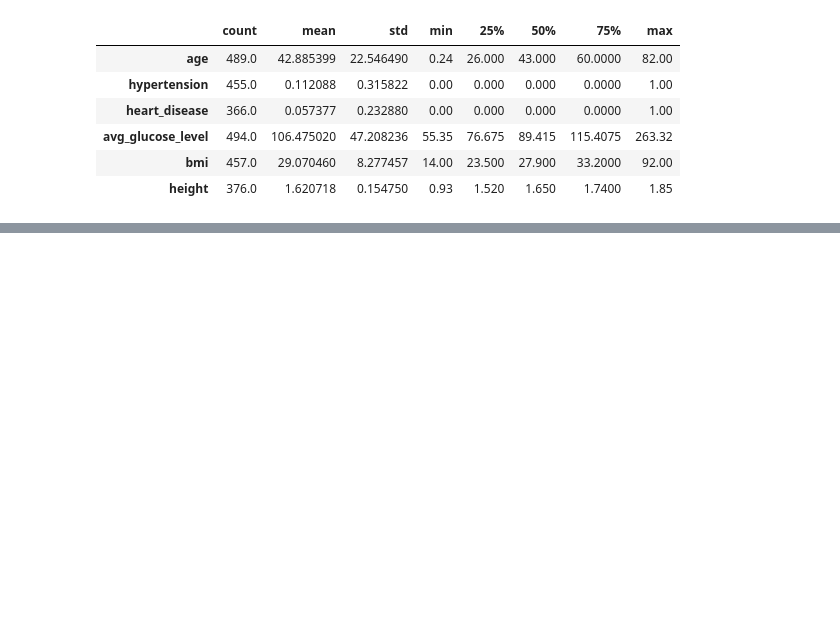
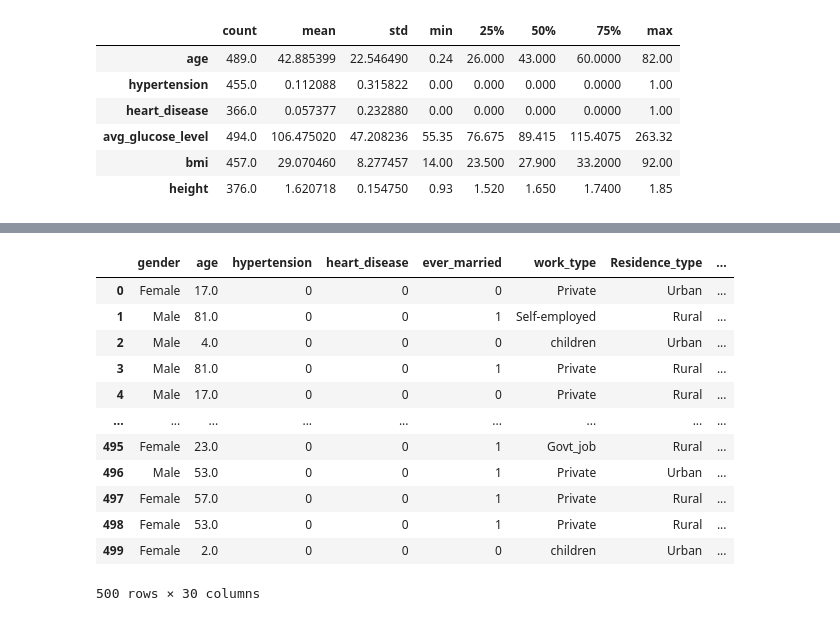
Before and after one commit to VinhDevNguyen/Stroke-Prediction, a Jupyter notebook: TestEDA.ipynb, the cells around one changed output, grey strips where cells are left out. Saved outputs shown, nothing was run; the diff lists cells and outputs as text; code cells hidden in the pictures; blank space fills up the shorter version.

```diff
--- a/TestEDA.ipynb
+++ b/TestEDA.ipynb
@@ -76,0 +252,5 @@ def impute_bmi(cols):
+# %%
+df['hypertension'] = df['hypertension'].fillna(0.0)
+df['hypertension'] = df['hypertension'].astype(int)
+df['heart_disease'] = df['heart_disease'].fillna(0)
+df['heart_disease'] = df['heart_disease'].astype(int)
@@ -76,0 +275,3 @@ def impute_bmi(cols):
+# %%
+for i in df.columns:
+    print(str(i) + '= ' + str(df[i].unique()))
@@ -76,0 +296,3 @@ def impute_bmi(cols):
+# %%
+marriage_mapping = {'No': 0, 'Yes': 1}
+df['ever_married'] = df['ever_married'].map(marriage_mapping)
@@ -76,0 +310,22 @@ def impute_bmi(cols):
+# %%
+categorical_features_oh = ['gender', 'blood', 'smoking_status', 'Residence_type', 'work_type']
+# %%
+for i in categorical_features_oh:
+    df[i] = pd.Categorical(df[i])
+    dfDummies = pd.get_dummies(df[i], prefix= i)
+    df = pd.concat([df, dfDummies], axis=1)
+df
+# %% [output]
+|  | gender | age | hypertension | heart_disease | ever_married | work_type | Residence_type | ... |
+| 0 | Female | 17.0 | 0 | 0 | 0 | Private | Urban | ... |
+| 1 | Male | 81.0 | 0 | 0 | 1 | Self-employed | Rural | ... |
+| 2 | Male | 4.0 | 0 | 0 | 0 | children | Urban | ... |
+| 3 | Male | 81.0 | 0 | 0 | 1 | Private | Rural | ... |
+| 4 | Male | 17.0 | 0 | 0 | 0 | Private | Rural | ... |
+| ... | ... | ... | ... | ... | ... | ... | ... | ... |
+| 495 | Female | 23.0 | 0 | 0 | 1 | Govt_job | Rural | ... |
+| 496 | Male | 53.0 | 0 | 0 | 1 | Private | Urban | ... |
+| 497 | Female | 57.0 | 0 | 0 | 1 | Private | Rural | ... |
+| 498 | Female | 53.0 | 0 | 0 | 1 | Private | Rural | ... |
+| 499 | Female | 2.0 | 0 | 0 | 0 | children | Urban | ... |
+500 rows × 30 columns
```
Also changed, not shown: parts of 35 cells of this notebook, 1 other file.
